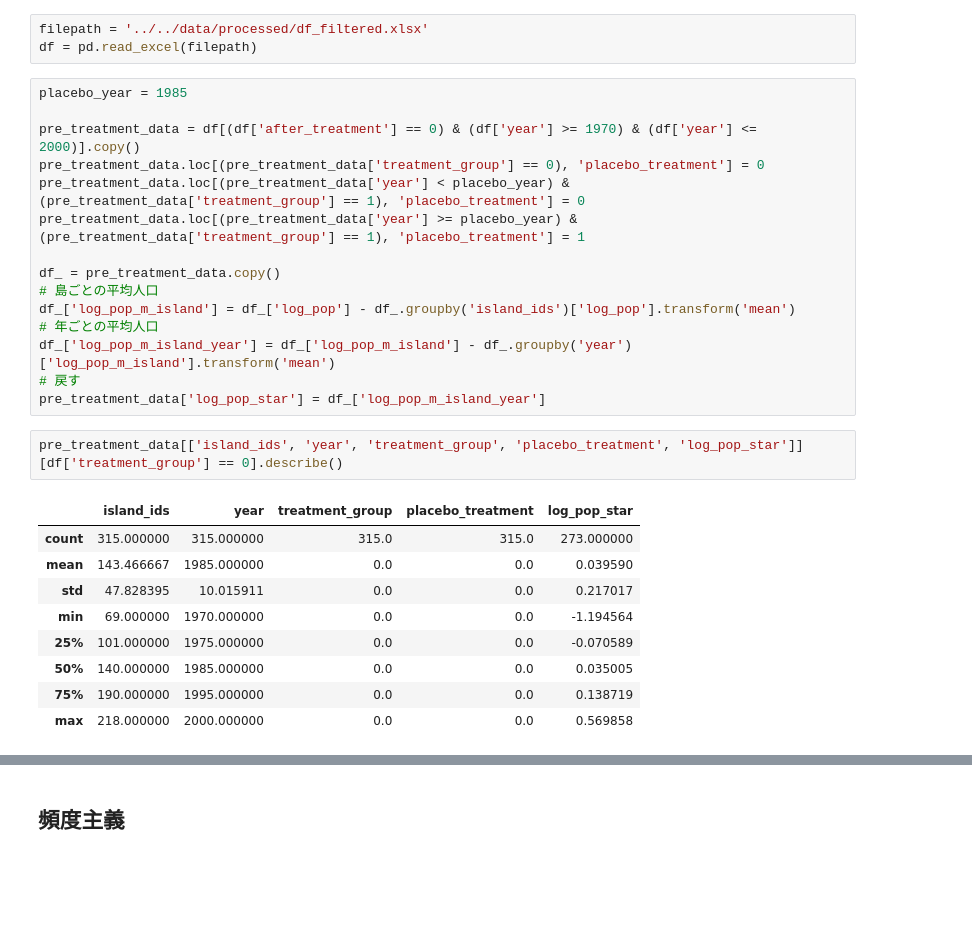
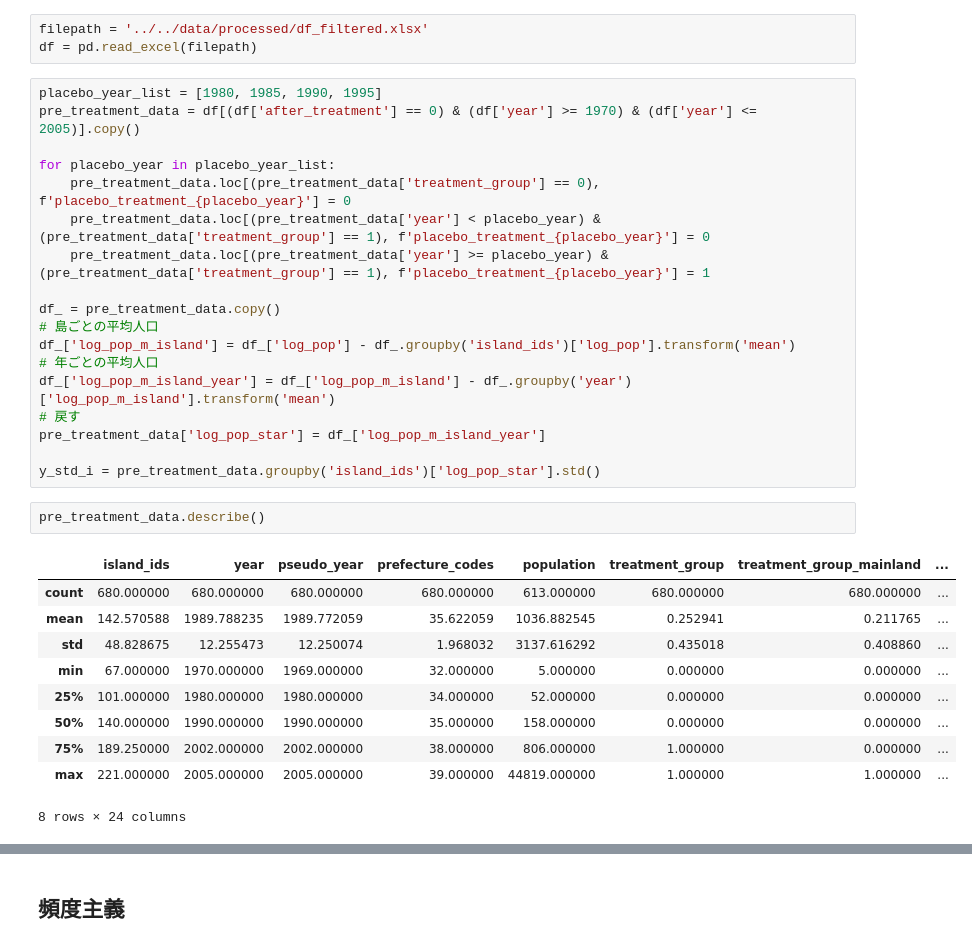
Before and after one commit to Keisei-Akiya/bridge-straw-effects, a Jupyter notebook: src/analysis/placebo_test.ipynb, the cells around one changed output, grey strips where cells are left out. Cells and saved outputs as stored; diff of their text form; blank space fills up the shorter version.

```diff
--- a/src/analysis/placebo_test.ipynb
+++ b/src/analysis/placebo_test.ipynb
@@ -18,12 +18,13 @@ az.style.use("arviz-darkgrid")
 filepath = '../../data/processed/df_filtered.xlsx'
 df = pd.read_excel(filepath)
 # %%
-placebo_year = 1985
+placebo_year_list = [1980, 1985, 1990, 1995]
+pre_treatment_data = df[(df['after_treatment'] == 0) & (df['year'] >= 1970) & (df['year'] <= 2005)].copy()
 
-pre_treatment_data = df[(df['after_treatment'] == 0) & (df['year'] >= 1970) & (df['year'] <= 2000)].copy()
-pre_treatment_data.loc[(pre_treatment_data['treatment_group'] == 0), 'placebo_treatment'] = 0
-pre_treatment_data.loc[(pre_treatment_data['year'] < placebo_year) & (pre_treatment_data['treatment_group'] == 1), 'placebo_treatment'] = 0
-pre_treatment_data.loc[(pre_treatment_data['year'] >= placebo_year) & (pre_treatment_data['treatment_group'] == 1), 'placebo_treatment'] = 1
+for placebo_year in placebo_year_list:
+    pre_treatment_data.loc[(pre_treatment_data['treatment_group'] == 0), f'placebo_treatment_{placebo_year}'] = 0
+    pre_treatment_data.loc[(pre_treatment_data['year'] < placebo_year) & (pre_treatment_data['treatment_group'] == 1), f'placebo_treatment_{placebo_year}'] = 0
+    pre_treatment_data.loc[(pre_treatment_data['year'] >= placebo_year) & (pre_treatment_data['treatment_group'] == 1), f'placebo_treatment_{placebo_year}'] = 1
 
 df_ = pre_treatment_data.copy()
 # 島ごとの平均人口
@@ -32,16 +33,19 @@ df_['log_pop_m_island'] = df_['log_pop'] - df_.groupby('island_ids')['log_pop'].
 df_['log_pop_m_island_year'] = df_['log_pop_m_island'] - df_.groupby('year')['log_pop_m_island'].transform('mean')
 # 戻す
 pre_treatment_data['log_pop_star'] = df_['log_pop_m_island_year']
+
+y_std_i = pre_treatment_data.groupby('island_ids')['log_pop_star'].std()
-# %%
-pre_treatment_data[['island_ids', 'year', 'treatment_group', 'placebo_treatment', 'log_pop_star']][df['treatment_group'] == 0].describe()
-# %% [output]
-|  | island_ids | year | treatment_group | placebo_treatment | log_pop_star |
-| count | 315.000000 | 315.000000 | 315.0 | 315.0 | 273.000000 |
-| mean | 143.466667 | 1985.000000 | 0.0 | 0.0 | 0.039590 |
-| std | 47.828395 | 10.015911 | 0.0 | 0.0 | 0.217017 |
-| min | 69.000000 | 1970.000000 | 0.0 | 0.0 | -1.194564 |
-| 25% | 101.000000 | 1975.000000 | 0.0 | 0.0 | -0.070589 |
-| 50% | 140.000000 | 1985.000000 | 0.0 | 0.0 | 0.035005 |
-| 75% | 190.000000 | 1995.000000 | 0.0 | 0.0 | 0.138719 |
-| max | 218.000000 | 2000.000000 | 0.0 | 0.0 | 0.569858 |
+# %%
+pre_treatment_data.describe()
+# %% [output]
+|  | island_ids | year | pseudo_year | prefecture_codes | population | treatment_group | treatment_group_mainland | ... |
+| count | 680.000000 | 680.000000 | 680.000000 | 680.000000 | 613.000000 | 680.000000 | 680.000000 | ... |
+| mean | 142.570588 | 1989.788235 | 1989.772059 | 35.622059 | 1036.882545 | 0.252941 | 0.211765 | ... |
+| std | 48.828675 | 12.255473 | 12.250074 | 1.968032 | 3137.616292 | 0.435018 | 0.408860 | ... |
+| min | 67.000000 | 1970.000000 | 1969.000000 | 32.000000 | 5.000000 | 0.000000 | 0.000000 | ... |
+| 25% | 101.000000 | 1980.000000 | 1980.000000 | 34.000000 | 52.000000 | 0.000000 | 0.000000 | ... |
+| 50% | 140.000000 | 1990.000000 | 1990.000000 | 35.000000 | 158.000000 | 0.000000 | 0.000000 | ... |
+| 75% | 189.250000 | 2002.000000 | 2002.000000 | 38.000000 | 806.000000 | 1.000000 | 0.000000 | ... |
+| max | 221.000000 | 2005.000000 | 2005.000000 | 39.000000 | 44819.000000 | 1.000000 | 1.000000 | ... |
+8 rows × 24 columns
 # %%
```
Also changed, not shown: parts of 7 cells of this notebook, 3 other files.
